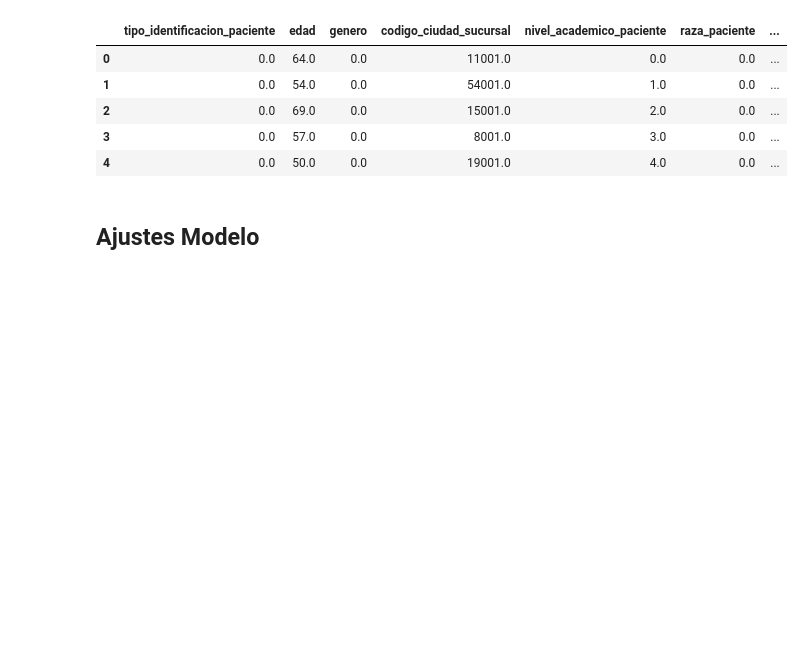
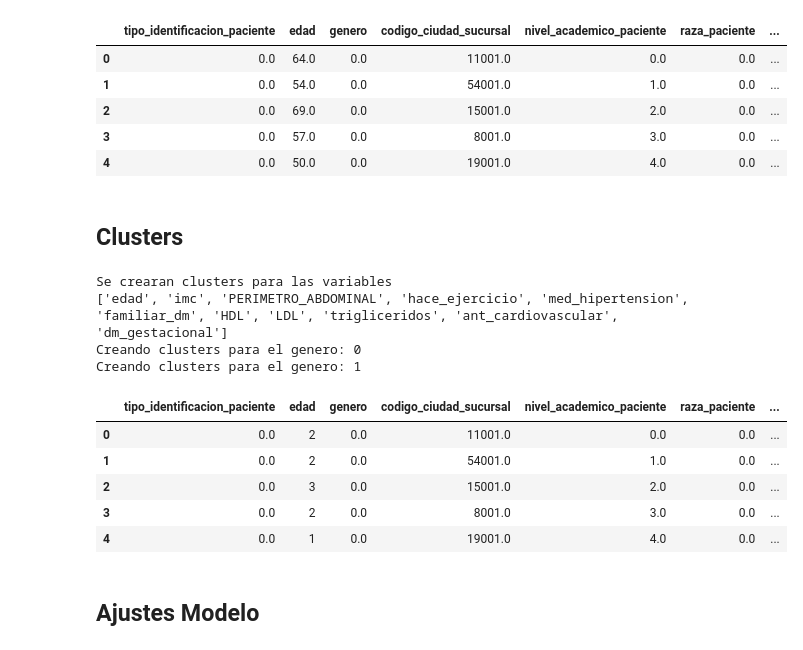
Before and after one commit to nukeduck21/diabetes_avicena, a Jupyter notebook: Codigo/Notebook/segunda_entrega/4_ajustes_variables.ipynb, the cells around one changed output. Drawn from its saved outputs; the diff is of its cells as text; code cells hidden in the pictures; blank space fills up the shorter version.

```diff
--- a/Codigo/Notebook/segunda_entrega/4_ajustes_variables.ipynb
+++ b/Codigo/Notebook/segunda_entrega/4_ajustes_variables.ipynb
@@ -40,3 +44,5 @@ Leyendo datos de la tabla: diabetes
 | 2 | 0.0 | 69.0 | 0.0 | 15001.0 | 2.0 | 0.0 | ... |
 | 3 | 0.0 | 57.0 | 0.0 | 8001.0 | 3.0 | 0.0 | ... |
 | 4 | 0.0 | 50.0 | 0.0 | 19001.0 | 4.0 | 0.0 | ... |
+# %% [markdown]
+## Clusters
@@ -43,3 +144,31 @@ Leyendo datos de la tabla: diabetes
+# %%
+df_cluster = pd.DataFrame()
+
+if cluster:
+    print('Se crearan clusters para las variables')
+    print(list(dict_variables.keys()))
+    for genero in [0,1]:
+        print(f'Creando clusters para el genero: {genero}')
+        data_temp = data[data.genero == genero].copy()
+        for key in dict_variables:
+            if key == 'PERIMETRO_ABDOMINAL':
+                data_temp[key] = data_temp[key].map(lambda x: dict_variables[key](x, genero))
+            else:
+                data_temp[key] = data_temp[key].map(lambda x: dict_variables[key](x))
+        df_cluster = pd.concat([df_cluster,data_temp])
+
+df_cluster.head(5)
+# %% [output]
+Se crearan clusters para las variables
+['edad', 'imc', 'PERIMETRO_ABDOMINAL', 'hace_ejercicio', 'med_hipertension', 'familiar_dm', 'HDL', 'LDL', 'trigliceridos', 'ant_cardiovascular', 'dm_gestacional']
+Creando clusters para el genero: 0
+Creando clusters para el genero: 1
+|  | tipo_identificacion_paciente | edad | genero | codigo_ciudad_sucursal | nivel_academico_paciente | raza_paciente | ... |
+| 0 | 0.0 | 2 | 0.0 | 11001.0 | 0.0 | 0.0 | ... |
+| 1 | 0.0 | 2 | 0.0 | 54001.0 | 1.0 | 0.0 | ... |
+| 2 | 0.0 | 3 | 0.0 | 15001.0 | 2.0 | 0.0 | ... |
+| 3 | 0.0 | 2 | 0.0 | 8001.0 | 3.0 | 0.0 | ... |
+| 4 | 0.0 | 1 | 0.0 | 19001.0 | 4.0 | 0.0 | ... |
 # %% [markdown]
 ## Ajustes Modelo
 # %%
```
Also changed, not shown: parts of 7 cells of this notebook.
